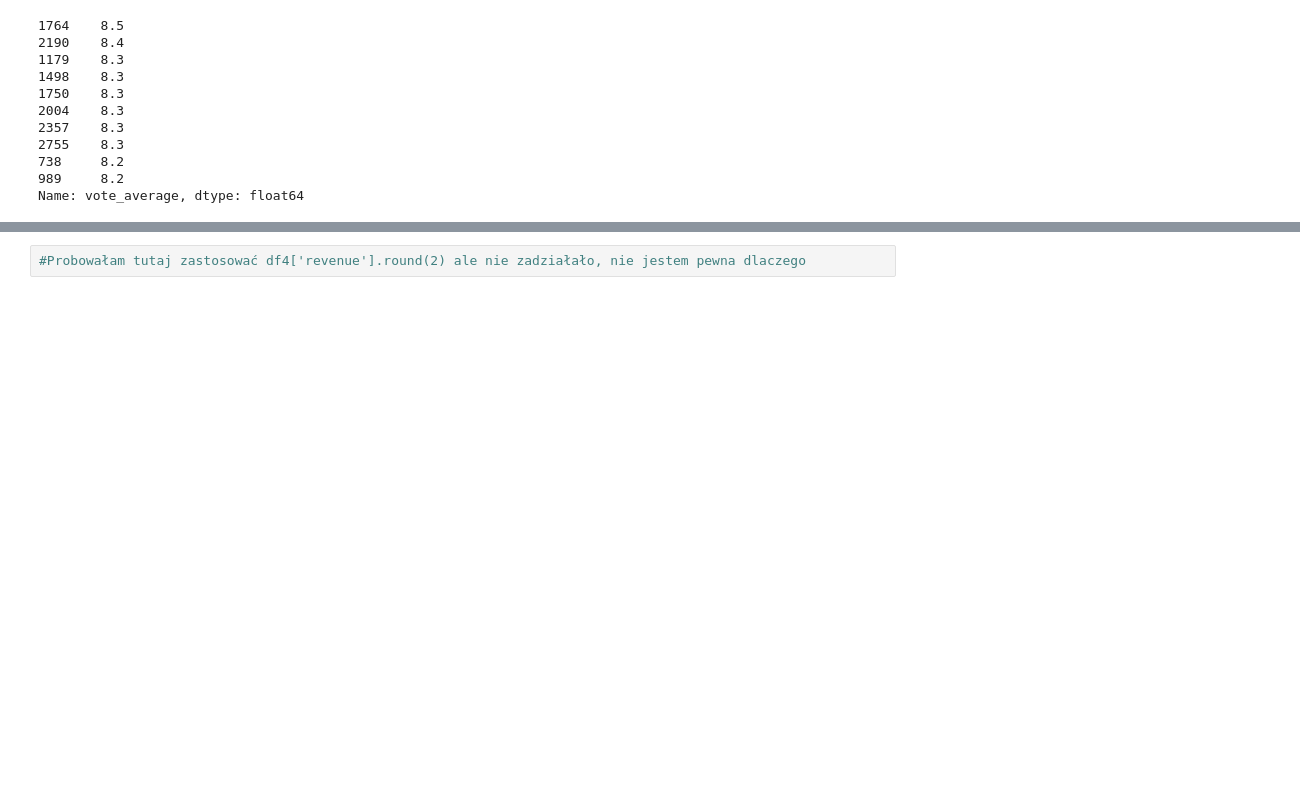
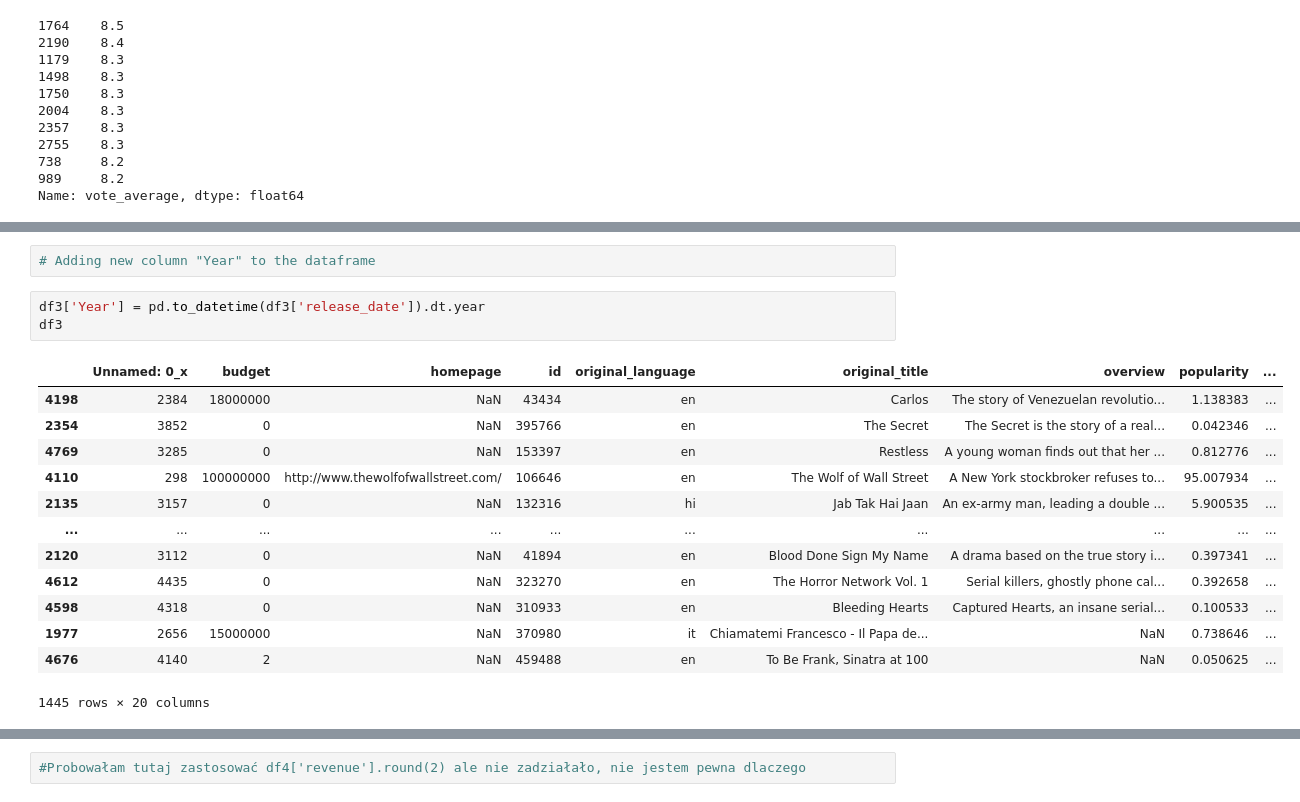
Before and after one commit to justynaawisniewska/visualization, a Jupyter notebook: 9.1 with comments.ipynb, the cells around one changed output, grey strips where cells are left out. Cells and saved outputs as stored; diff of their text form; blank space fills up the shorter version.

```diff
--- a/9.1 with comments.ipynb
+++ b/9.1 with comments.ipynb
@@ -118 +135,20 @@ df3
+# %%
+# Adding new column "Year" to the dataframe
+# %%
+df3['Year'] = pd.to_datetime(df3['release_date']).dt.year
+df3
+# %% [output]
+|  | Unnamed: 0_x | budget | homepage | id | original_language | original_title | overview | popularity | ... |
+| 4198 | 2384 | 18000000 | NaN | 43434 | en | Carlos | The story of Venezuelan revolutio... | 1.138383 | ... |
+| 2354 | 3852 | 0 | NaN | 395766 | en | The Secret | The Secret is the story of a real... | 0.042346 | ... |
+| 4769 | 3285 | 0 | NaN | 153397 | en | Restless | A young woman finds out that her ... | 0.812776 | ... |
+| 4110 | 298 | 100000000 | http://www.thewolfofwallstreet.com/ | 106646 | en | The Wolf of Wall Street | A New York stockbroker refuses to... | 95.007934 | ... |
+| 2135 | 3157 | 0 | NaN | 132316 | hi | Jab Tak Hai Jaan | An ex-army man, leading a double ... | 5.900535 | ... |
+| ... | ... | ... | ... | ... | ... | ... | ... | ... | ... |
+| 2120 | 3112 | 0 | NaN | 41894 | en | Blood Done Sign My Name | A drama based on the true story i... | 0.397341 | ... |
+| 4612 | 4435 | 0 | NaN | 323270 | en | The Horror Network Vol. 1 | Serial killers, ghostly phone cal... | 0.392658 | ... |
+| 4598 | 4318 | 0 | NaN | 310933 | en | Bleeding Hearts | Captured Hearts, an insane serial... | 0.100533 | ... |
+| 1977 | 2656 | 15000000 | NaN | 370980 | it | Chiamatemi Francesco - Il Papa de... | NaN | 0.738646 | ... |
+| 4676 | 4140 | 2 | NaN | 459488 | en | To Be Frank, Sinatra at 100 | NaN | 0.050625 | ... |
+1445 rows × 20 columns
 # %%
```
Also changed, not shown: parts of 17 cells of this notebook.
